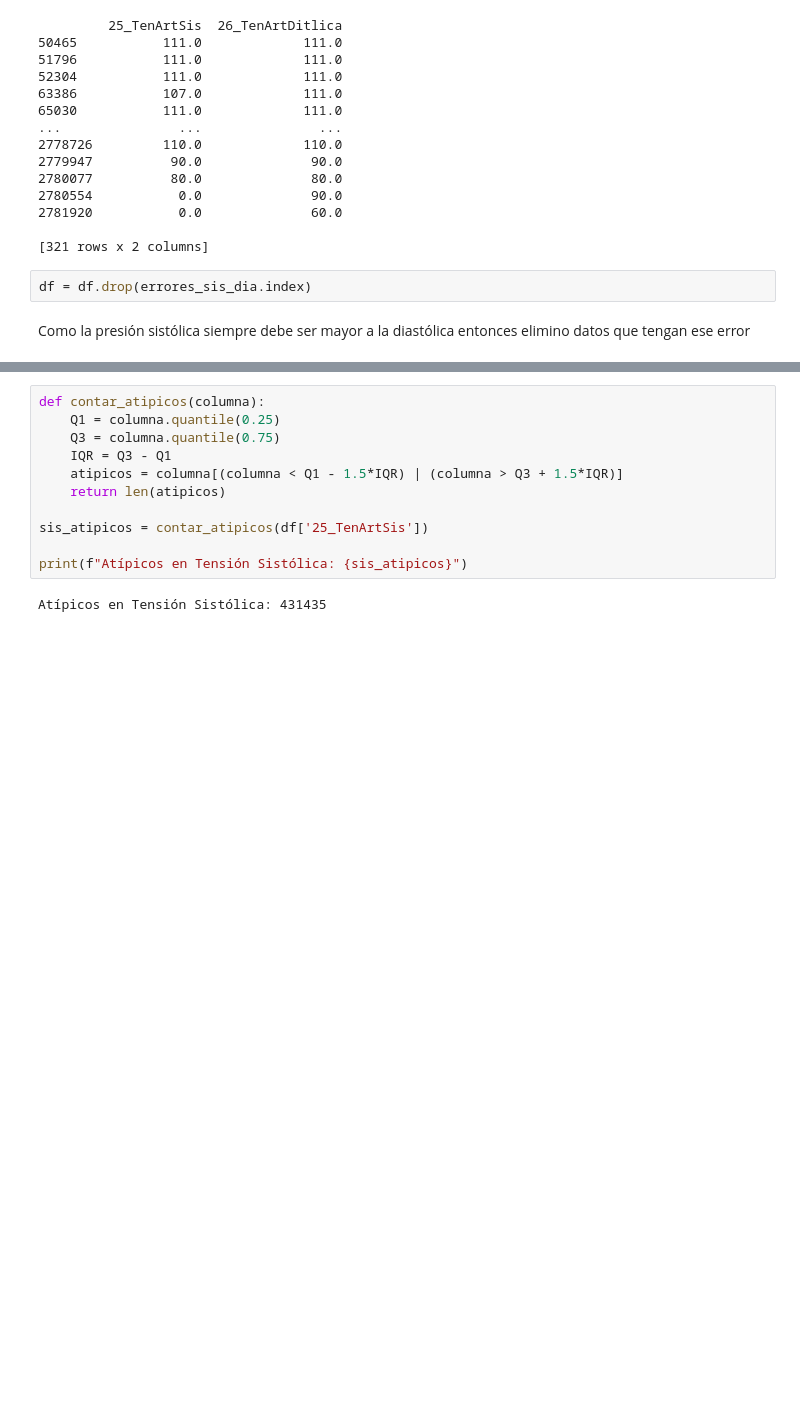
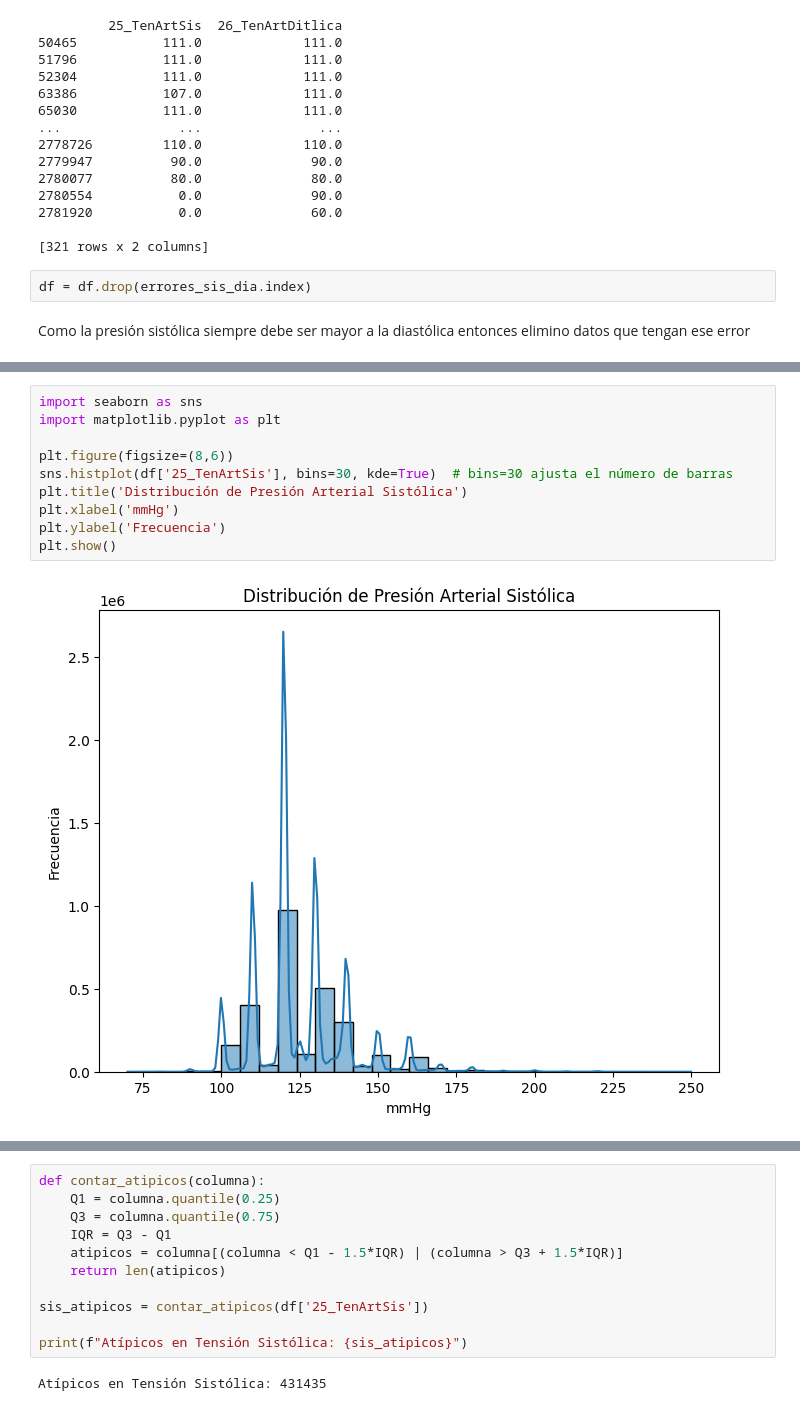
Before and after one commit to elkofix/cardiac-risk-db, a Jupyter notebook: explorative_data_analysis.ipynb, the cells around one changed output, grey strips where cells are left out. Cells and saved outputs as stored; diff of their text form; blank space fills up the shorter version.

```diff
--- a/explorative_data_analysis.ipynb
+++ b/explorative_data_analysis.ipynb
@@ -245,0 +175,12 @@ plt.show()
+# %%
+import seaborn as sns
+import matplotlib.pyplot as plt
+
+plt.figure(figsize=(8,6))
+sns.histplot(df['25_TenArtSis'], bins=30, kde=True)  # bins=30 ajusta el número de barras
+plt.title('Distribución de Presión Arterial Sistólica')
+plt.xlabel('mmHg')
+plt.ylabel('Frecuencia')
+plt.show()
+# %% [output]
+[figure, added]
```
Also changed, not shown: parts of 12 cells of this notebook.
